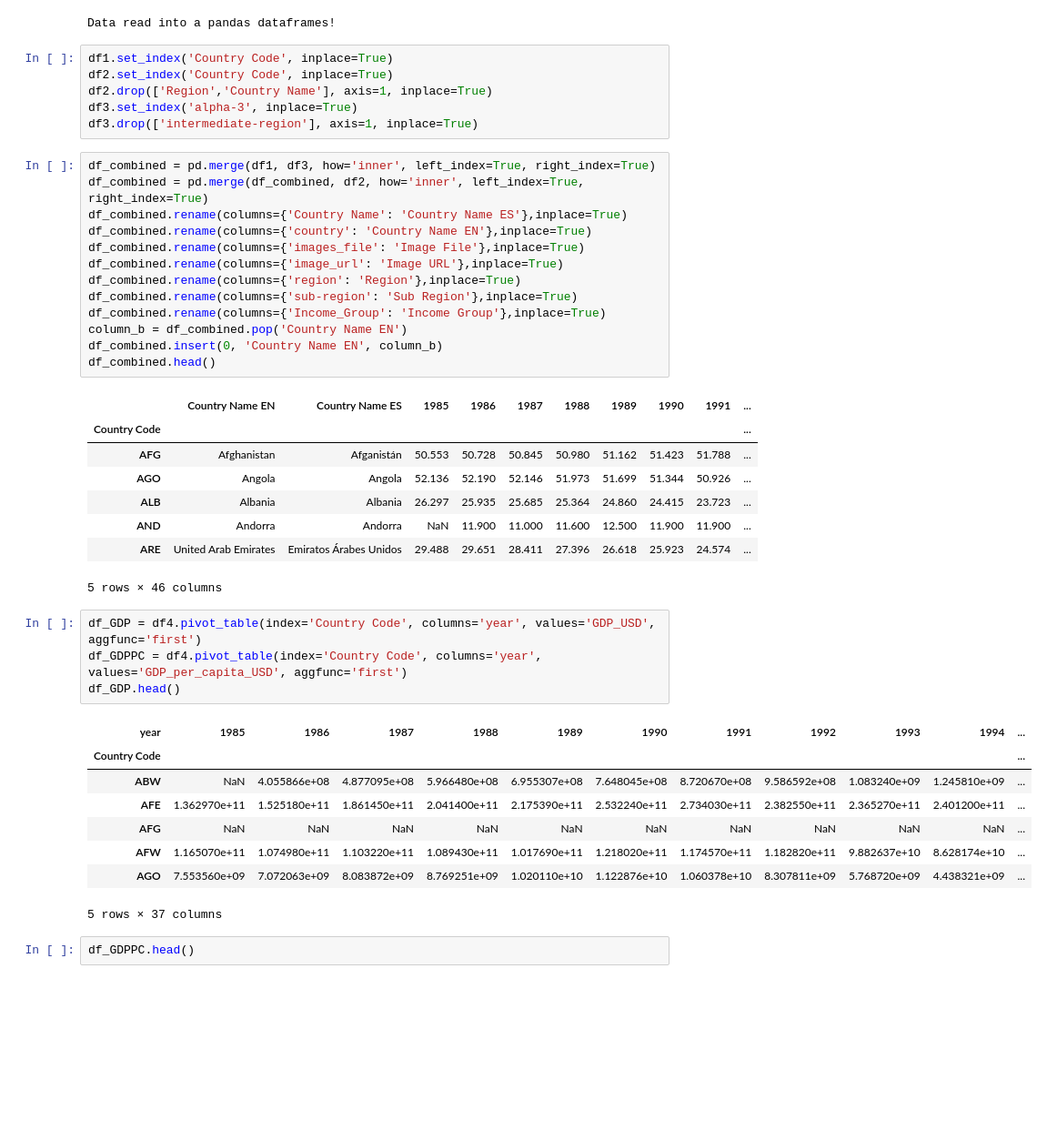
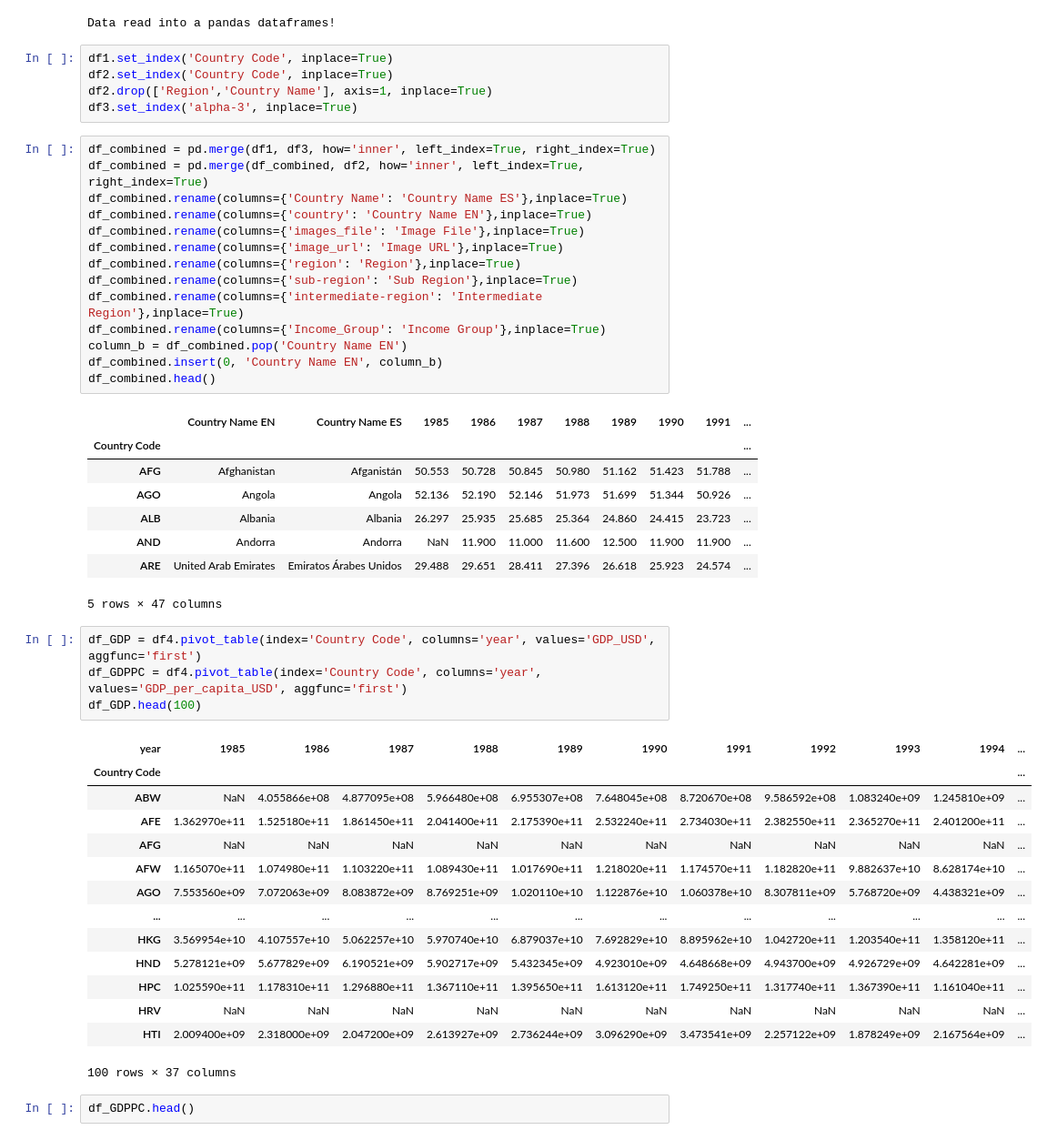
Before and after one commit to Maaaaaaars/Dataviz-Semestral, a Jupyter notebook: Semestral.ipynb, the cells around one changed output. Shown at 91% size. Saved outputs shown, nothing was run; the diff lists cells and outputs as text; blank space fills up the shorter version.

```diff
--- a/Semestral.ipynb
+++ b/Semestral.ipynb
@@ -36,7 +36,6 @@ df1.set_index('Country Code', inplace=True)
 df2.set_index('Country Code', inplace=True)
 df2.drop(['Region','Country Name'], axis=1, inplace=True)
 df3.set_index('alpha-3', inplace=True)
-df3.drop(['intermediate-region'], axis=1, inplace=True)
 # %%
 df_combined = pd.merge(df1, df3, how='inner', left_index=True, right_index=True)
 df_combined = pd.merge(df_combined, df2, how='inner', left_index=True, right_index=True)
@@ -46,6 +45,7 @@ df_combined.rename(columns={'images_file': 'Image File'},inplace=True)
 df_combined.rename(columns={'image_url': 'Image URL'},inplace=True)
 df_combined.rename(columns={'region': 'Region'},inplace=True)
 df_combined.rename(columns={'sub-region': 'Sub Region'},inplace=True)
+df_combined.rename(columns={'intermediate-region': 'Intermediate Region'},inplace=True)
 df_combined.rename(columns={'Income_Group': 'Income Group'},inplace=True)
 column_b = df_combined.pop('Country Name EN')
 df_combined.insert(0, 'Country Name EN', column_b)
@@ -58,20 +58,26 @@ df_combined.head()
 | ALB | Albania | Albania | 26.297 | 25.935 | 25.685 | 25.364 | 24.860 | 24.415 | 23.723 | ... |
 | AND | Andorra | Andorra | NaN | 11.900 | 11.000 | 11.600 | 12.500 | 11.900 | 11.900 | ... |
 | ARE | United Arab Emirates | Emiratos Árabes Unidos | 29.488 | 29.651 | 28.411 | 27.396 | 26.618 | 25.923 | 24.574 | ... |
-5 rows × 46 columns
+5 rows × 47 columns
 # %%
 df_GDP = df4.pivot_table(index='Country Code', columns='year', values='GDP_USD', aggfunc='first')
 df_GDPPC = df4.pivot_table(index='Country Code', columns='year', values='GDP_per_capita_USD', aggfunc='first')
-df_GDP.head()
+df_GDP.head(100)
 # %% [output]
 | year | 1985 | 1986 | 1987 | 1988 | 1989 | 1990 | 1991 | 1992 | 1993 | 1994 | ... |
 | Country Code |  |  |  |  |  |  |  |  |  |  | ... |
 | ABW | NaN | 4.055866e+08 | 4.877095e+08 | 5.966480e+08 | 6.955307e+08 | 7.648045e+08 | 8.720670e+08 | 9.586592e+08 | 1.083240e+09 | 1.245810e+09 | ... |
 | AFE | 1.362970e+11 | 1.525180e+11 | 1.861450e+11 | 2.041400e+11 | 2.175390e+11 | 2.532240e+11 | 2.734030e+11 | 2.382550e+11 | 2.365270e+11 | 2.401200e+11 | ... |
 | AFG | NaN | NaN | NaN | NaN | NaN | NaN | NaN | NaN | NaN | NaN | ... |
 | AFW | 1.165070e+11 | 1.074980e+11 | 1.103220e+11 | 1.089430e+11 | 1.017690e+11 | 1.218020e+11 | 1.174570e+11 | 1.182820e+11 | 9.882637e+10 | 8.628174e+10 | ... |
 | AGO | 7.553560e+09 | 7.072063e+09 | 8.083872e+09 | 8.769251e+09 | 1.020110e+10 | 1.122876e+10 | 1.060378e+10 | 8.307811e+09 | 5.768720e+09 | 4.438321e+09 | ... |
+| ... | ... | ... | ... | ... | ... | ... | ... | ... | ... | ... | ... |
+| HKG | 3.569954e+10 | 4.107557e+10 | 5.062257e+10 | 5.970740e+10 | 6.879037e+10 | 7.692829e+10 | 8.895962e+10 | 1.042720e+11 | 1.203540e+11 | 1.358120e+11 | ... |
+| HND | 5.278121e+09 | 5.677829e+09 | 6.190521e+09 | 5.902717e+09 | 5.432345e+09 | 4.923010e+09 | 4.648668e+09 | 4.943700e+09 | 4.926729e+09 | 4.642281e+09 | ... |
+| HPC | 1.025590e+11 | 1.178310e+11 | 1.296880e+11 | 1.367110e+11 | 1.395650e+11 | 1.613120e+11 | 1.749250e+11 | 1.317740e+11 | 1.367390e+11 | 1.161040e+11 | ... |
+| HRV | NaN | NaN | NaN | NaN | NaN | NaN | NaN | NaN | NaN | NaN | ... |
+| HTI | 2.009400e+09 | 2.318000e+09 | 2.047200e+09 | 2.613927e+09 | 2.736244e+09 | 3.096290e+09 | 3.473541e+09 | 2.257122e+09 | 1.878249e+09 | 2.167564e+09 | ... |
-5 rows × 37 columns
+100 rows × 37 columns
 # %%
 df_GDPPC.head()
 # %% [output]
```
Also changed, not shown: parts of 6 cells of this notebook.
